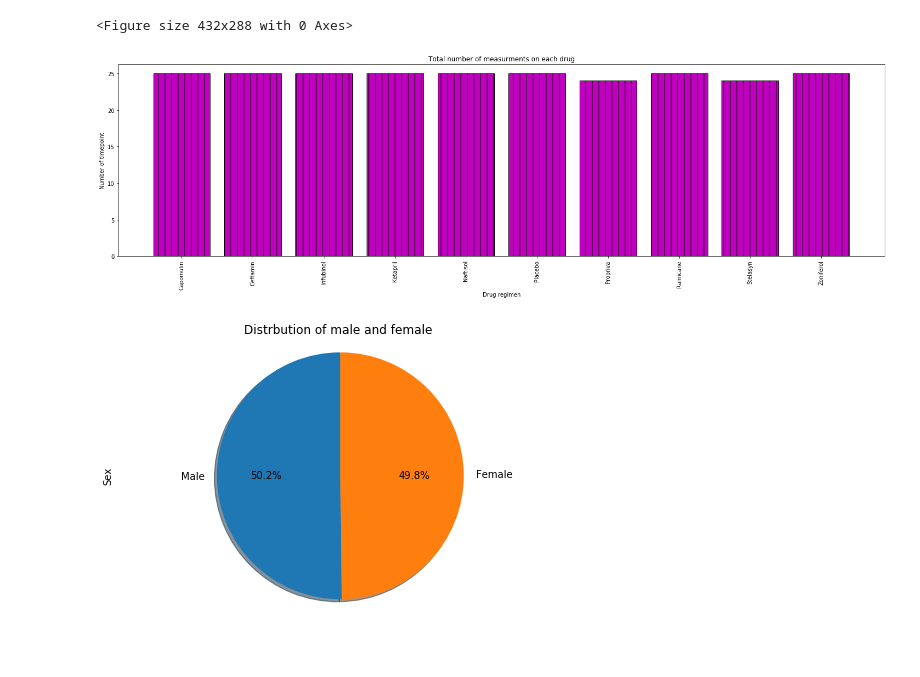
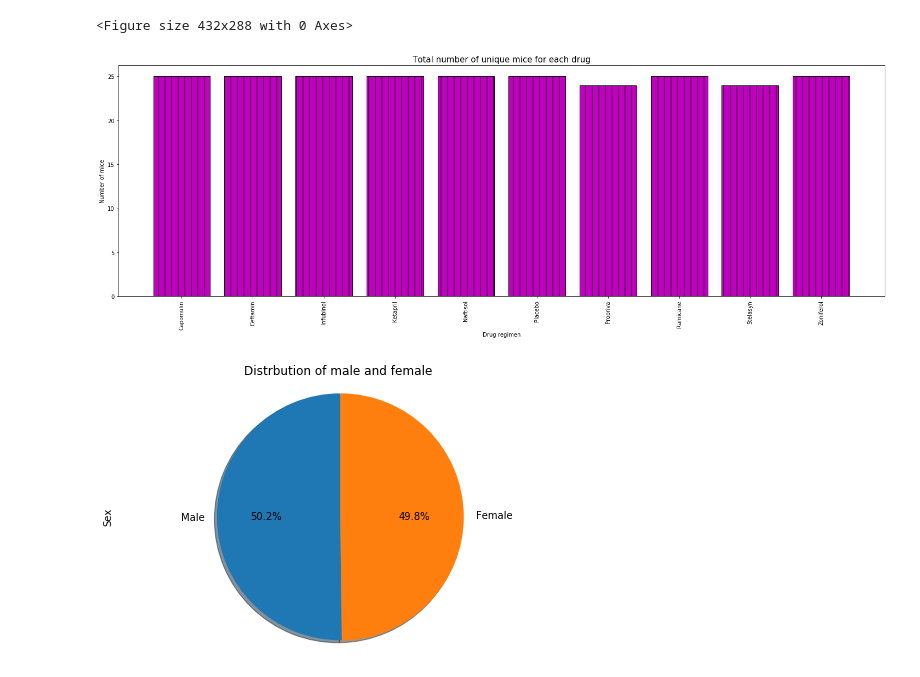
Before and after one commit to HaifaNajdawi/Matplotlib_The_power_of_plot, a Jupyter notebook: Pymaceuticals/pymaceuticals_starter.ipynb, the cells around one changed output. Saved outputs shown, nothing was run; the diff lists cells and outputs as text; code cells hidden in the pictures; blank space fills up the shorter version.

```diff
--- a/Pymaceuticals/pymaceuticals_starter.ipynb
+++ b/Pymaceuticals/pymaceuticals_starter.ipynb
@@ -156,19 +159,19 @@ Name: Mouse ID, dtype: int64
 # %%
 # Generate a bar plot showing the total number of measurements taken on each drug regimen using pyplot.
 drug_names=regimen_group["Drug Regimen"].unique()
 label = drug_names.keys()
-plt.figure(figsize=(20,6))
+plt.figure(figsize=(20,7))
 x_axis = np.arange(len(regimen_group))
 tick_locations = [value for value in x_axis]
 plt.bar(x_axis,mouse_id, color='m', edgecolor="k",hatch='|')
 plt.xticks(tick_locations,label, rotation="vertical")
 plt.tight_layout()
-plt.title("Total number of measurments on each drug")
+plt.title("Total number of unique mice for each drug",fontsize=15)
 plt.xlabel("Drug regimen")
 plt.ylabel("Number of mice")
 plt.show()
 # %% [output]
-[figure, old version]
+[figure, new version]
 # %%
 # Generate a pie plot showing the distribution of female versus male mice using pandas
 sex_of_mice=mouse_metadata["Sex"].value_counts()
```
Also changed, not shown: parts of 4 cells of this notebook.
